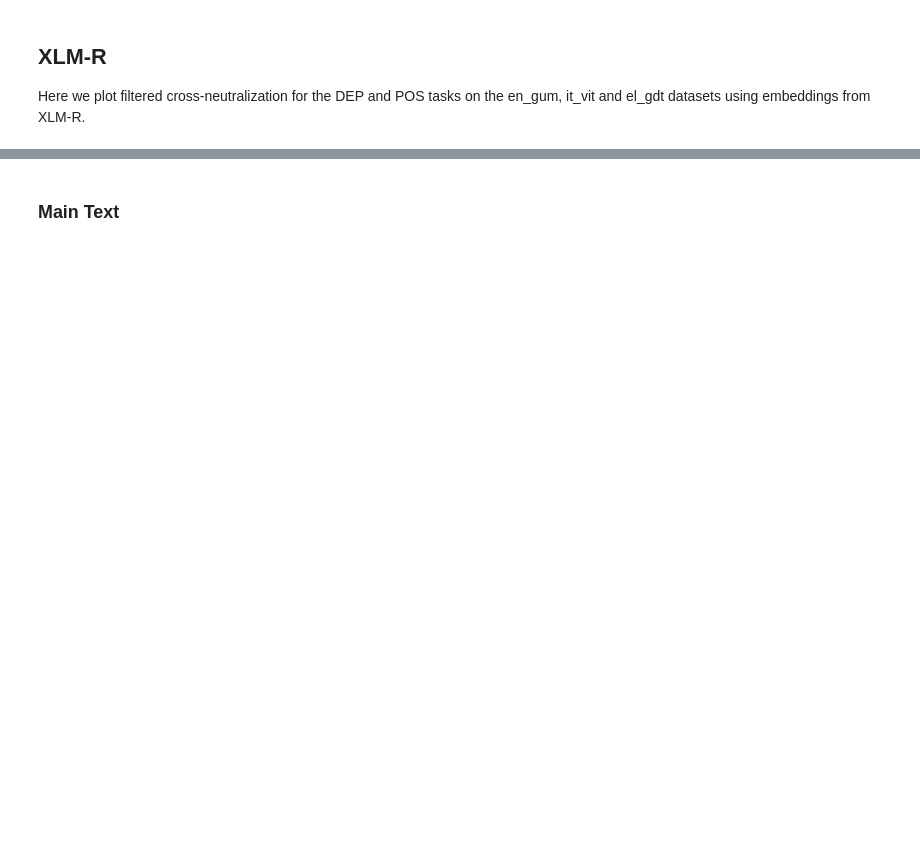
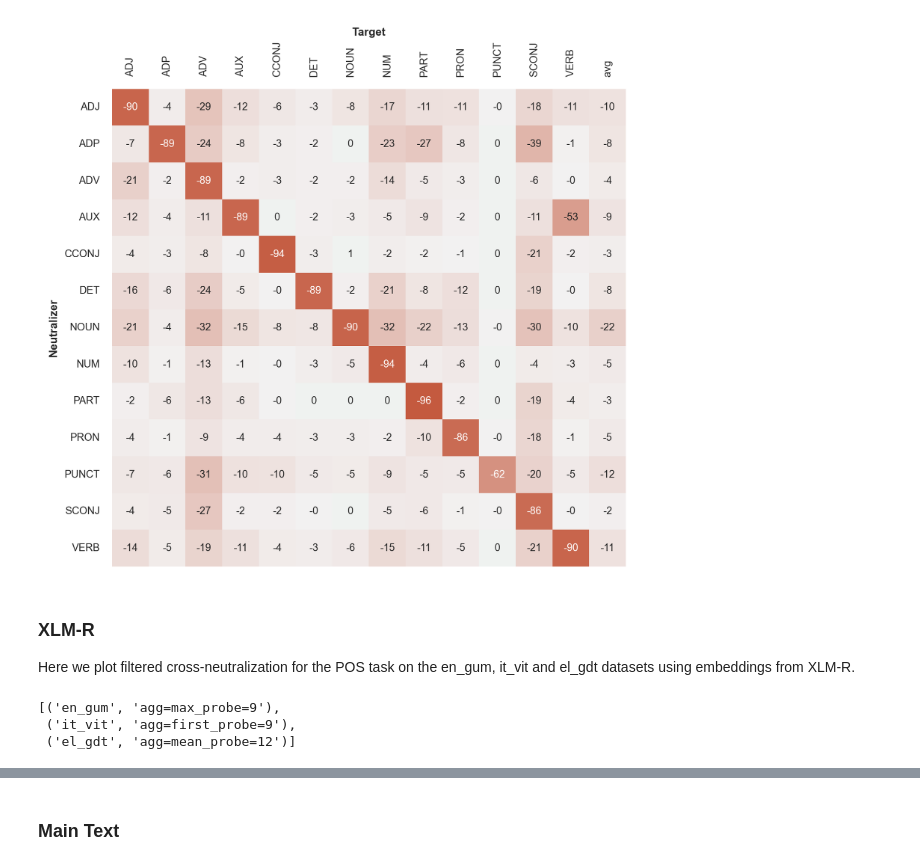
Before and after one commit to thesofakillers/infoshare, a Jupyter notebook: notebooks/report_figures.ipynb, the cells around one changed output, grey strips where cells are left out. Drawn from its saved outputs; the diff is of its cells as text; code cells hidden in the pictures; blank space fills up the shorter version.

```diff
--- a/notebooks/report_figures.ipynb
+++ b/notebooks/report_figures.ipynb
@@ -95,7 +87,51 @@ plt.show()
+# %%
+# computing accuracy drop due to neutralisation
+pos_acc_drop_appendix = utils.get_acc_drop(pos_eval_path, keep_cols=None)
+# %%
+# plot
+sns.set_context("paper", font_scale=0.8)
+f, ax1 = plt.subplots(1, 1, figsize=(TEXTWIDTH, TEXTWIDTH), dpi=300)
+ax1 = sns.heatmap(
+    pos_acc_drop_appendix * 100,
+    annot=True,
+    annot_kws={"fontsize": 7},
+    fmt=".0f",
+    cmap=cmap,
+    cbar=False,
+    ax=ax1,
+    vmin=-100,
+    vmax=100,
+    center=0,
+    square=True,
+)
+ax1.set_xlabel(ax1.get_xlabel(), fontdict=label_dict)
+ax1.set_ylabel(ax1.get_ylabel(), fontdict=label_dict)
+ax1.tick_params(
+    axis="x",
+    which="major",
+    top=False,
+    labeltop=True,
+    labelbottom=False,
+    labelrotation=90,
+)
+ax1.xaxis.set_label_position('top')
+ax1.tick_params(
+    axis="y",
+    which="major",
+    left=False,
+    labelrotation=0,
+)
+
+# f.set_tight_layout(True)
+# save our figure
+plt.savefig("../images/final/pos-xn-roberta-appendix.eps", bbox_inches="tight")
+plt.show()
+# %% [output]
+[figure, added]
 # %% [markdown]
-## XLM-R
+### XLM-R
 
-Here we plot filtered cross-neutralization for the DEP and POS tasks on the en_gum, it_vit and el_gdt datasets using embeddings from XLM-R.
+Here we plot filtered cross-neutralization for the POS task on the en_gum, it_vit and el_gdt datasets using embeddings from XLM-R.
 # %%
 # Since we'll be doing much of the same stuff for three different languages, use a dict
 lang_dict = {"en_gum": {}, "it_vit": {}, "el_gdt": {}}
@@ -129,0 +163,6 @@ for key in lang_dict.keys():
+# %%
+[(k, v['mode']) for k, v in lang_dict.items()]
+# %% [output]
+[('en_gum', 'agg=max_probe=9'),
+ ('it_vit', 'agg=first_probe=9'),
+ ('el_gdt', 'agg=mean_probe=12')]
```
Also changed, not shown: parts of 28 cells of this notebook.
